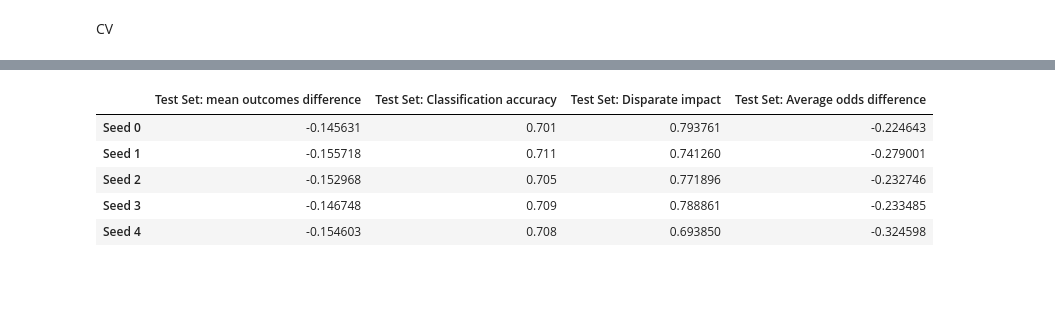
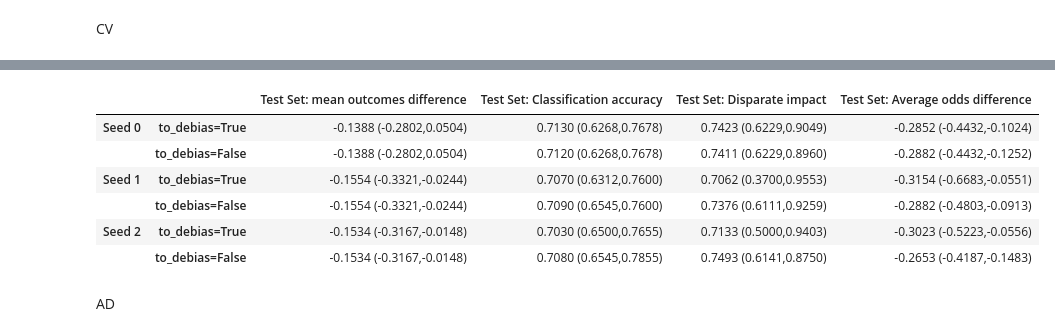
Before and after one commit to eberhard-leander/AIF360_dev, a Jupyter notebook: examples/1_CV_AD_and_adjuster.ipynb, the cells around one changed output, grey strips where cells are left out. Drawn from its saved outputs; the diff is of its cells as text; code cells hidden in the pictures; blank space fills up the shorter version.

Commit message:
adding group cv

```diff
--- a/examples/1_CV_AD_and_adjuster.ipynb
+++ b/examples/1_CV_AD_and_adjuster.ipynb
@@ -142,7 +150,18 @@ def get_metrics(
+# %%
+model_class = FairnessAdjuster
+model_kwargs = {
+    "privileged_groups": privileged_groups,
+    "unprivileged_groups": unprivileged_groups,
+    "scope_name": "debiased_classifier",
+    "adversary_loss_weight": 0.01,
+    "classifier_num_hidden_units": 100,
+}
 # %%
 results = cross_validate_seeds(
+    model_class,
+    model_kwargs,
     dataset_orig,
-    privileged_groups,
-    unprivileged_groups,
+    seeds=3,
+    n_folds=10,
 )
 # %% [output]
@@ -248,13 +187,0 @@ seed=1 || fold=0
-# %%
-agg = {}
-for seed, res_dict in results.items():
-    agg[seed] = pd.DataFrame(res_dict).mean()
-
-pd.DataFrame.from_dict(agg).T
-# %% [output]
-|  | Test Set: mean outcomes difference | Test Set: Classification accuracy | Test Set: Disparate impact | Test Set: Average odds difference |
-| Seed 0 | -0.145631 | 0.701 | 0.793761 | -0.224643 |
-| Seed 1 | -0.155718 | 0.711 | 0.741260 | -0.279001 |
-| Seed 2 | -0.152968 | 0.705 | 0.771896 | -0.232746 |
-| Seed 3 | -0.146748 | 0.709 | 0.788861 | -0.233485 |
-| Seed 4 | -0.154603 | 0.708 | 0.693850 | -0.324598 |
@@ -260,0 +193,27 @@ pd.DataFrame.from_dict(agg).T
+# %%
+aggs = {}
+for seed, res_dict in results.items():
+    aggs[seed] = {}
+    for to_debias, fold_res_dict in res_dict.items():
+        res = pd.DataFrame(fold_res_dict).quantile([0.025, 0.975]).T
+        res["means"] = pd.DataFrame(fold_res_dict).mean()
+        aggs[seed][to_debias] = res.apply(
+            lambda x: f"{x.means:.4f} ({x[0.025]:.4f},{x[0.975]:.4f})", axis=1
+        )
+
+reform = {
+    (outerKey, innerKey): values
+    for outerKey, innerDict in aggs.items()
+    for innerKey, values in innerDict.items()
+}
+pd.DataFrame(reform).T
+# %% [output]
+|  |  | Test Set: mean outcomes difference | Test Set: Classification accuracy | Test Set: Disparate impact | Test Set: Average odds difference |
+| Seed 0 | to_debias=True | -0.1388 (-0.2802,0.0504) | 0.7130 (0.6268,0.7678) | 0.7423 (0.6229,0.9049) | -0.2852 (-0.4432,-0.1024) |
+|  | to_debias=False | -0.1388 (-0.2802,0.0504) | 0.7120 (0.6268,0.7678) | 0.7411 (0.6229,0.8960) | -0.2882 (-0.4432,-0.1252) |
+| Seed 1 | to_debias=True | -0.1554 (-0.3321,-0.0244) | 0.7070 (0.6312,0.7600) | 0.7062 (0.3700,0.9553) | -0.3154 (-0.6683,-0.0551) |
+|  | to_debias=False | -0.1554 (-0.3321,-0.0244) | 0.7090 (0.6545,0.7600) | 0.7376 (0.6111,0.9259) | -0.2882 (-0.4803,-0.0913) |
+| Seed 2 | to_debias=True | -0.1534 (-0.3167,-0.0148) | 0.7030 (0.6500,0.7655) | 0.7133 (0.5000,0.9403) | -0.3023 (-0.5223,-0.0556) |
+|  | to_debias=False | -0.1534 (-0.3167,-0.0148) | 0.7080 (0.6545,0.7855) | 0.7493 (0.6141,0.8750) | -0.2653 (-0.4187,-0.1483) |
+# %% [markdown]
+AD
```
Also changed, not shown: parts of 10 cells of this notebook, 2 other files.
